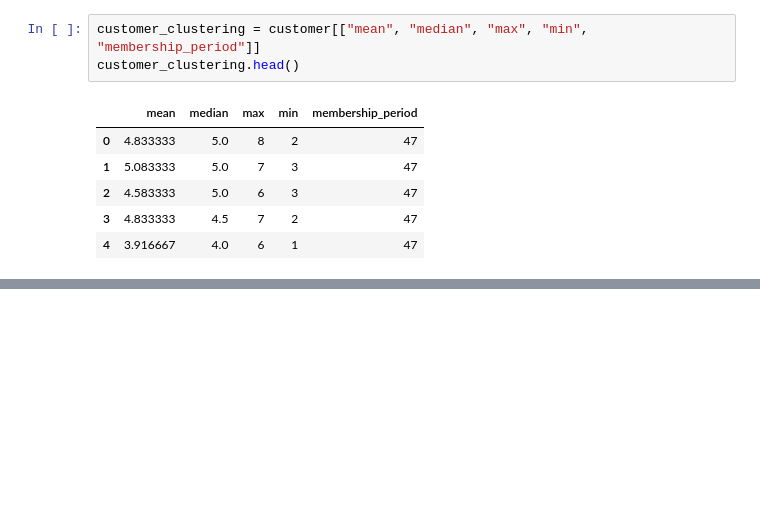
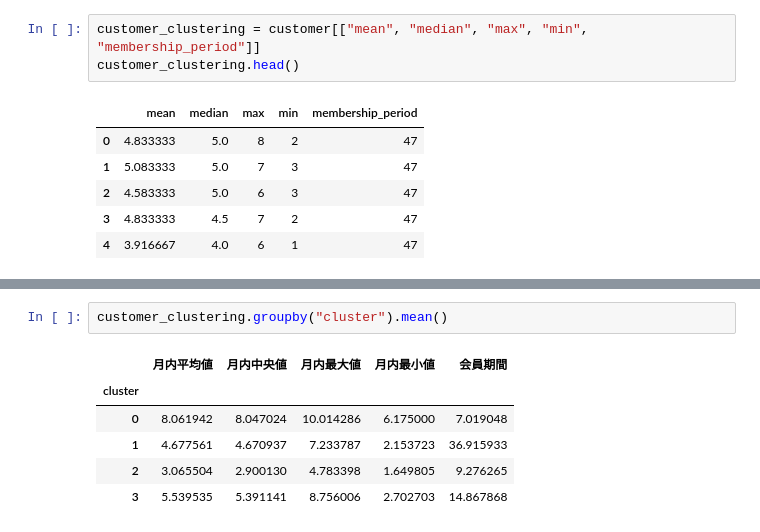
Before and after one commit to matsunori39/Python_Practical_Data_Analysis_100_Knocks, a Jupyter notebook: Python_Practical_Data_Analysis_100_Knocks.ipynb, the cells around one changed output, grey strips where cells are left out. Cells and saved outputs as stored; diff of their text form; blank space fills up the shorter version.

```diff
--- a/Python_Practical_Data_Analysis_100_Knocks.ipynb
+++ b/Python_Practical_Data_Analysis_100_Knocks.ipynb
@@ -1104,0 +1140,9 @@ customer_clustering.head()
+# %%
+customer_clustering.groupby("cluster").mean()
+# %% [output]
+|  | 月内平均値 | 月内中央値 | 月内最大値 | 月内最小値 | 会員期間 |
+| cluster |  |  |  |  |  |
+| 0 | 8.061942 | 8.047024 | 10.014286 | 6.175000 | 7.019048 |
+| 1 | 4.677561 | 4.670937 | 7.233787 | 2.153723 | 36.915933 |
+| 2 | 3.065504 | 2.900130 | 4.783398 | 1.649805 | 9.276265 |
+| 3 | 5.539535 | 5.391141 | 8.756006 | 2.702703 | 14.867868 |
```
Also changed, not shown: parts of 6 cells of this notebook.
